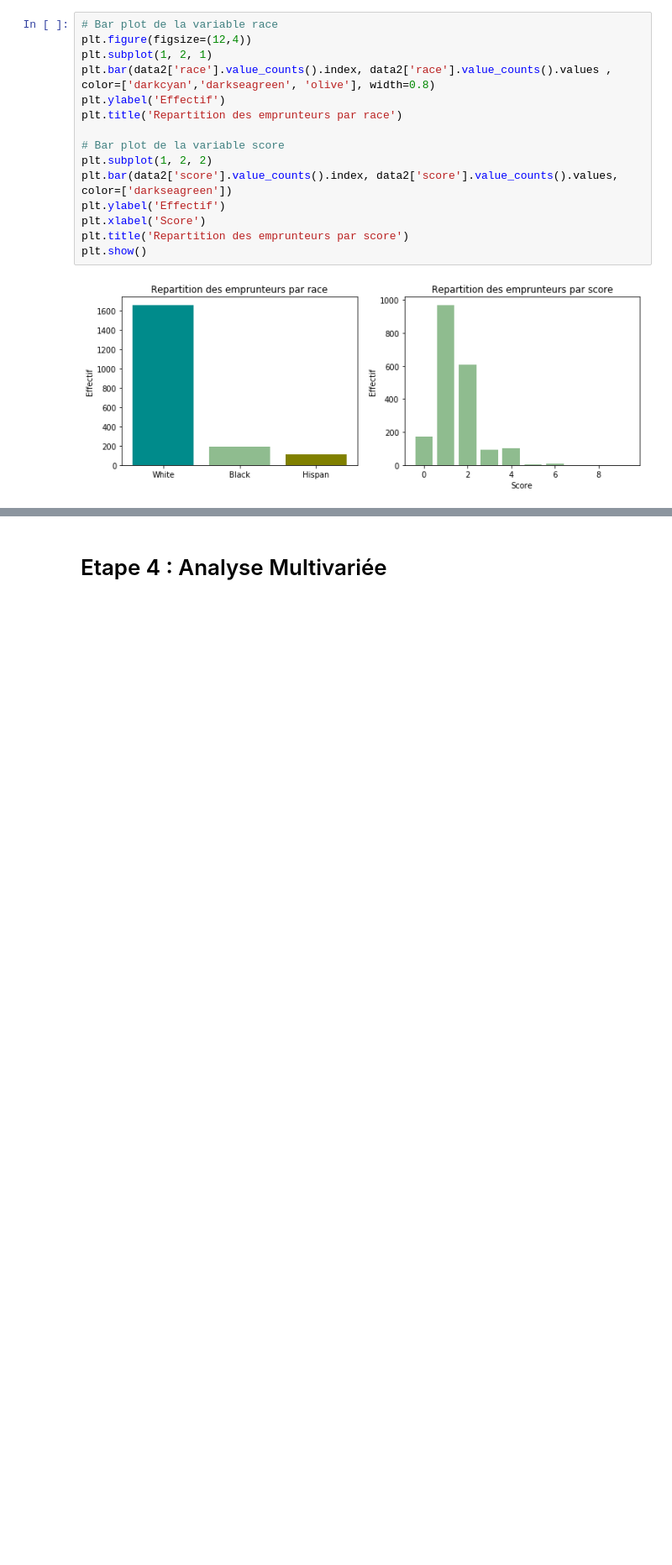
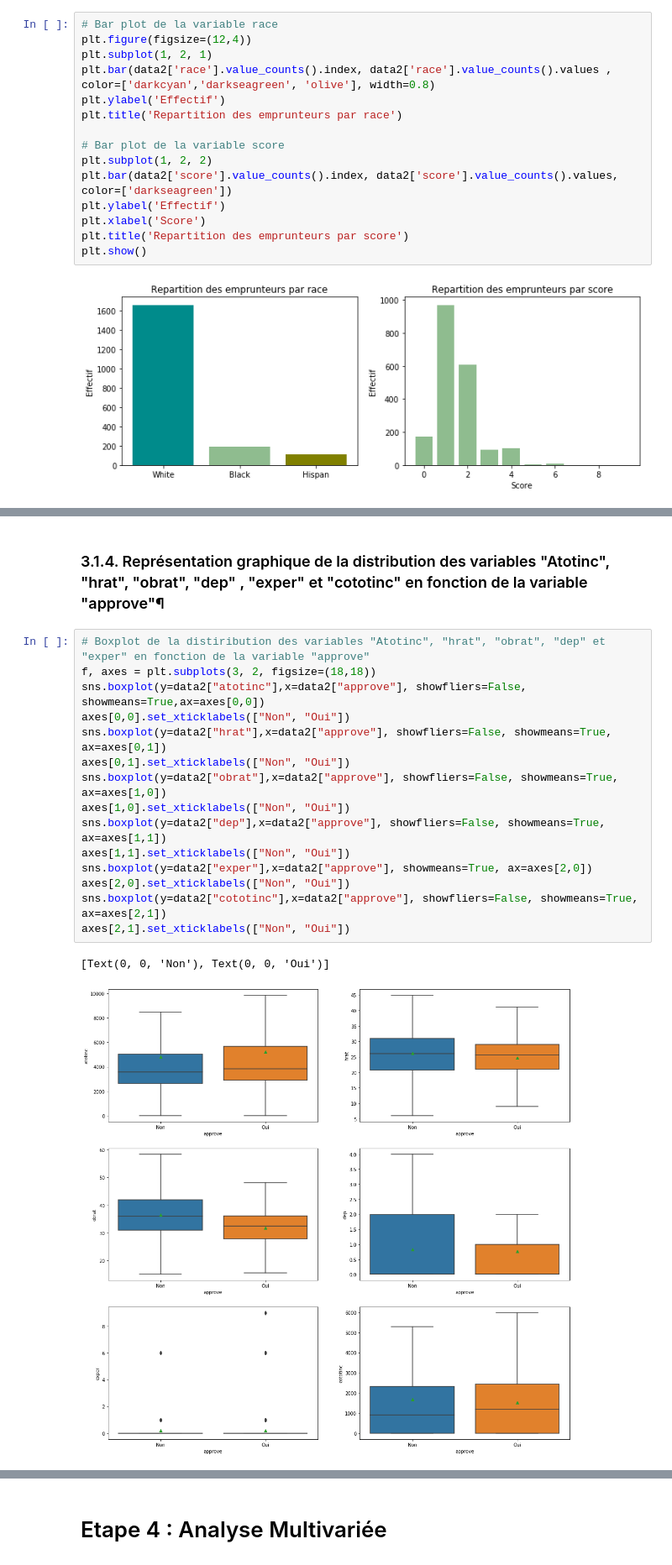
Before and after one commit to sonicosamedy/Projet-Python-Paris1-Pantheon-Sorbonne, a Jupyter notebook: Projet_python.ipynb, the cells around one changed output, grey strips where cells are left out. Shown at 84% size. Saved outputs shown, nothing was run; the diff lists cells and outputs as text; blank space fills up the shorter version.

```diff
--- a/Projet_python.ipynb
+++ b/Projet_python.ipynb
@@ -236,0 +266,20 @@ KeyboardInterrupt:
+# %% [markdown]
+### 3.1.4. Représentation graphique de la distribution des variables "Atotinc", "hrat", "obrat", "dep" , "exper" et "cototinc" en fonction de la variable "approve"¶
+# %%
+# Boxplot de la distiribution des variables "Atotinc", "hrat", "obrat", "dep" et "exper" en fonction de la variable "approve"
+f, axes = plt.subplots(3, 2, figsize=(18,18))
+sns.boxplot(y=data2["atotinc"],x=data2["approve"], showfliers=False, showmeans=True,ax=axes[0,0])
+axes[0,0].set_xticklabels(["Non", "Oui"])
+sns.boxplot(y=data2["hrat"],x=data2["approve"], showfliers=False, showmeans=True, ax=axes[0,1])
+axes[0,1].set_xticklabels(["Non", "Oui"])
+sns.boxplot(y=data2["obrat"],x=data2["approve"], showfliers=False, showmeans=True, ax=axes[1,0])
+axes[1,0].set_xticklabels(["Non", "Oui"])
+sns.boxplot(y=data2["dep"],x=data2["approve"], showfliers=False, showmeans=True, ax=axes[1,1])
+axes[1,1].set_xticklabels(["Non", "Oui"])
+sns.boxplot(y=data2["exper"],x=data2["approve"], showmeans=True, ax=axes[2,0])
+axes[2,0].set_xticklabels(["Non", "Oui"])
+sns.boxplot(y=data2["cototinc"],x=data2["approve"], showfliers=False, showmeans=True, ax=axes[2,1])
+axes[2,1].set_xticklabels(["Non", "Oui"])
+# %% [output]
+[Text(0, 0, 'Non'), Text(0, 0, 'Oui')]
+[figure, added]
```
Also changed, not shown: parts of 35 cells of this notebook.
